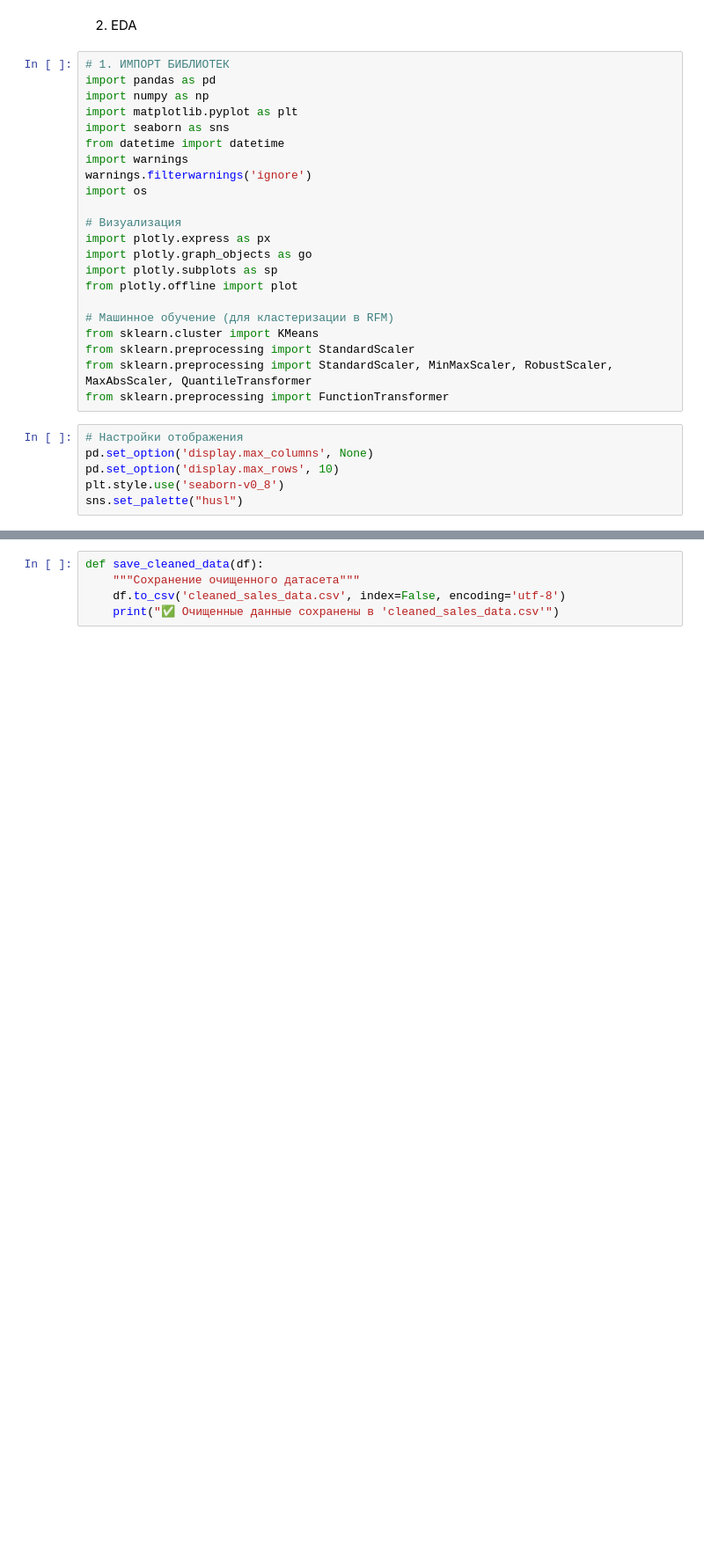
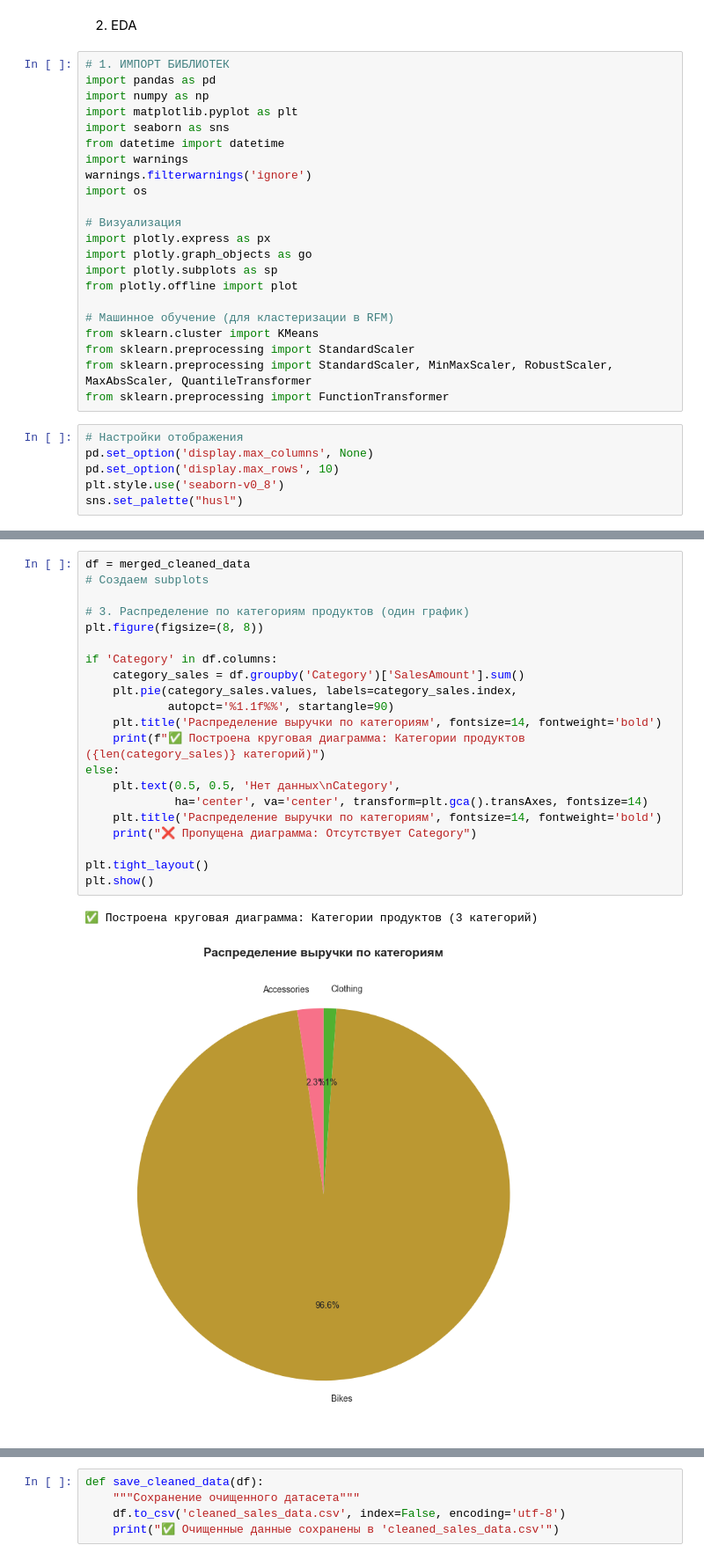
Before and after one commit to AlexSvonrm/AD-5-03.09.25-VNIIT-31, a Jupyter notebook: scripts/2_EDA.ipynb, the cells around one changed output, grey strips where cells are left out. Shown at 88% size. Saved outputs shown, nothing was run; the diff lists cells and outputs as text; blank space fills up the shorter version.

```diff
--- a/scripts/2_EDA.ipynb
+++ b/scripts/2_EDA.ipynb
@@ -202,0 +140,24 @@ print("✅ ВИЗУАЛИЗАЦИИ УСПЕШНО СОЗДАНЫ!")
+# %%
+df = merged_cleaned_data
+# Создаем subplots
+
+# 3. Распределение по категориям продуктов (один график)
+plt.figure(figsize=(8, 8))
+
+if 'Category' in df.columns:
+    category_sales = df.groupby('Category')['SalesAmount'].sum()
+    plt.pie(category_sales.values, labels=category_sales.index,
+            autopct='%1.1f%%', startangle=90)
+    plt.title('Распределение выручки по категориям', fontsize=14, fontweight='bold')
+    print(f"✅ Построена круговая диаграмма: Категории продуктов ({len(category_sales)} категорий)")
+else:
+    plt.text(0.5, 0.5, 'Нет данных\nCategory',
+             ha='center', va='center', transform=plt.gca().transAxes, fontsize=14)
+    plt.title('Распределение выручки по категориям', fontsize=14, fontweight='bold')
+    print("❌ Пропущена диаграмма: Отсутствует Category")
+
+plt.tight_layout()
+plt.show()
+# %% [output]
+✅ Построена круговая диаграмма: Категории продуктов (3 категорий)
+[figure, added]
```
Also changed, not shown: parts of 21 cells of this notebook, 4 other files.
